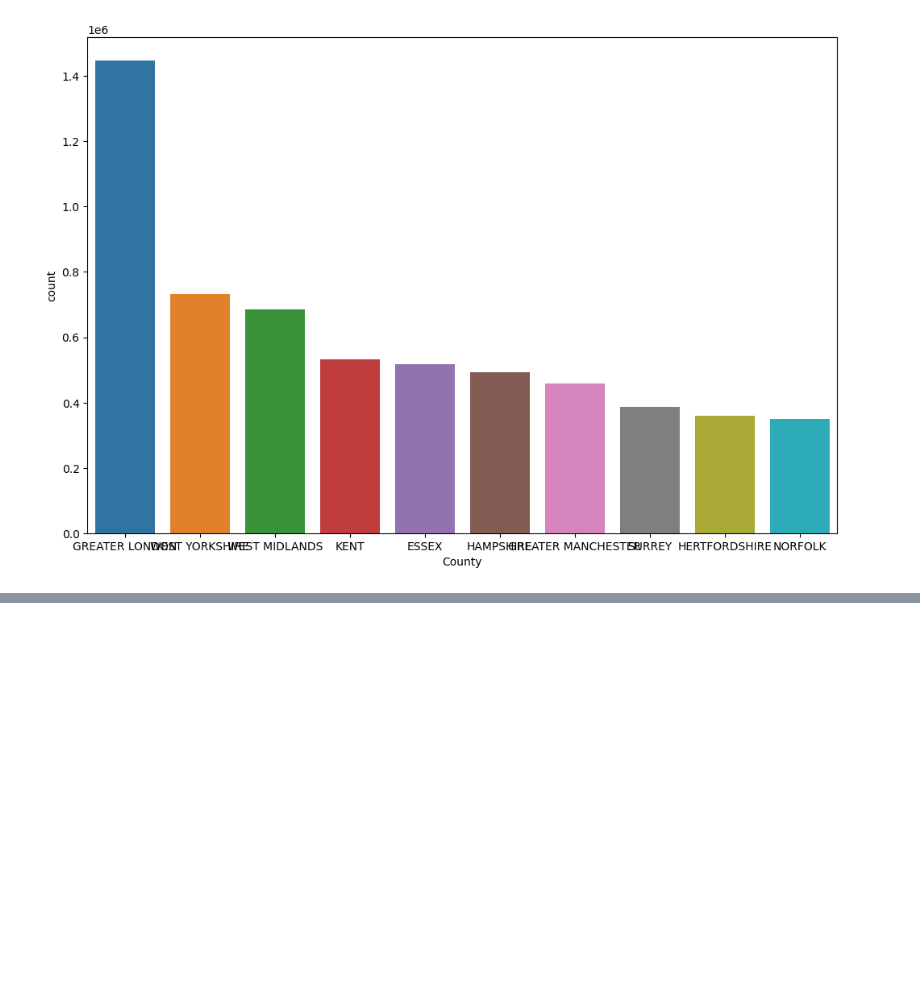
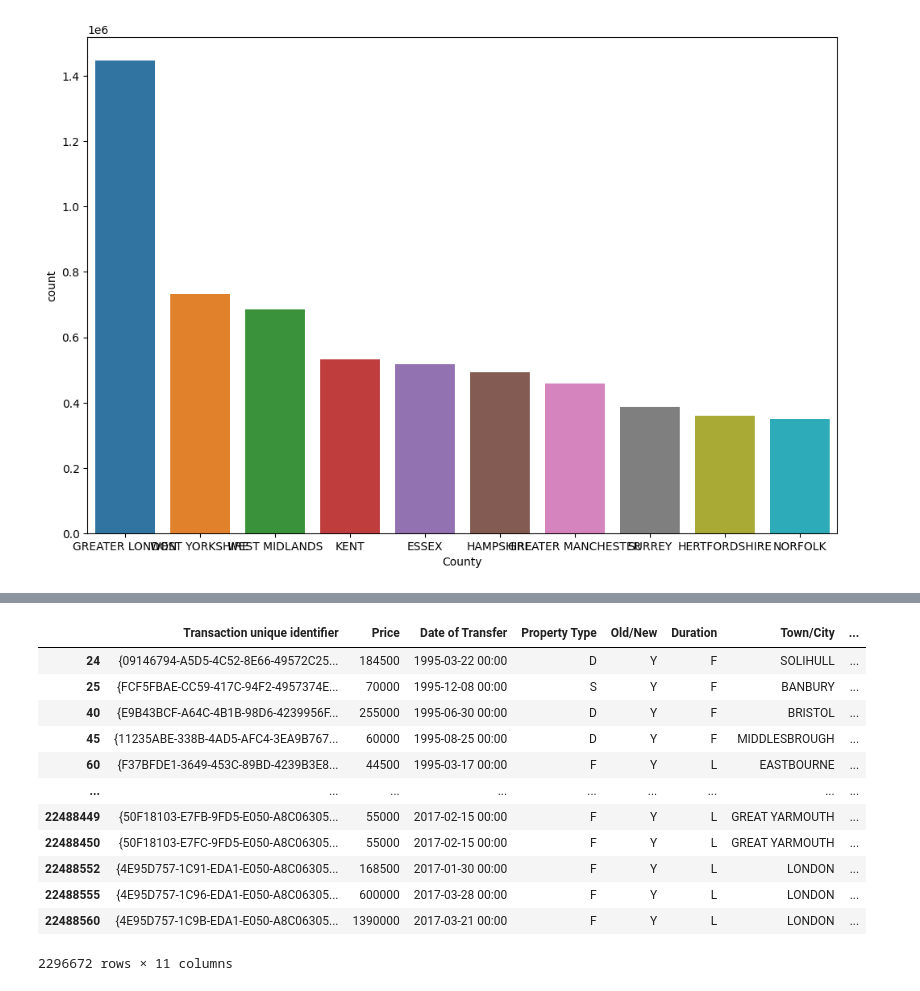
Before and after one commit to Ak-Dan/UK-HOUSES-KAGGLE-DATASET, a Jupyter notebook: house-uk-prices-analysis.ipynb, the cells around one changed output, grey strips where cells are left out. Cells and saved outputs as stored; diff of their text form; code cells hidden in the pictures; blank space fills up the shorter version.

```diff
--- a/house-uk-prices-analysis.ipynb
+++ b/house-uk-prices-analysis.ipynb
@@ -111,0 +131,18 @@ ax = sns.barplot(data = , x = "Town/City", y = "Duration")
+# %%
+#Property types that are newly built
+f_new = house_ukp[house_ukp['Old/New'] == 'Y']
+f_new
+# %% [output]
+|  | Transaction unique identifier | Price | Date of Transfer | Property Type | Old/New | Duration | Town/City | ... |
+| 24 | {09146794-A5D5-4C52-8E66-49572C25... | 184500 | 1995-03-22 00:00 | D | Y | F | SOLIHULL | ... |
+| 25 | {FCF5FBAE-CC59-417C-94F2-4957374E... | 70000 | 1995-12-08 00:00 | S | Y | F | BANBURY | ... |
+| 40 | {E9B43BCF-A64C-4B1B-98D6-4239956F... | 255000 | 1995-06-30 00:00 | D | Y | F | BRISTOL | ... |
+| 45 | {11235ABE-338B-4AD5-AFC4-3EA9B767... | 60000 | 1995-08-25 00:00 | D | Y | F | MIDDLESBROUGH | ... |
+| 60 | {F37BFDE1-3649-453C-89BD-4239B3E8... | 44500 | 1995-03-17 00:00 | F | Y | L | EASTBOURNE | ... |
+| ... | ... | ... | ... | ... | ... | ... | ... | ... |
+| 22488449 | {50F18103-E7FB-9FD5-E050-A8C06305... | 55000 | 2017-02-15 00:00 | F | Y | L | GREAT YARMOUTH | ... |
+| 22488450 | {50F18103-E7FC-9FD5-E050-A8C06305... | 55000 | 2017-02-15 00:00 | F | Y | L | GREAT YARMOUTH | ... |
+| 22488552 | {4E95D757-1C91-EDA1-E050-A8C06305... | 168500 | 2017-01-30 00:00 | F | Y | L | LONDON | ... |
+| 22488555 | {4E95D757-1C96-EDA1-E050-A8C06305... | 600000 | 2017-03-28 00:00 | F | Y | L | LONDON | ... |
+| 22488560 | {4E95D757-1C9B-EDA1-E050-A8C06305... | 1390000 | 2017-03-21 00:00 | F | Y | L | LONDON | ... |
+2296672 rows × 11 columns
```
Also changed, not shown: parts of 7 cells of this notebook.
